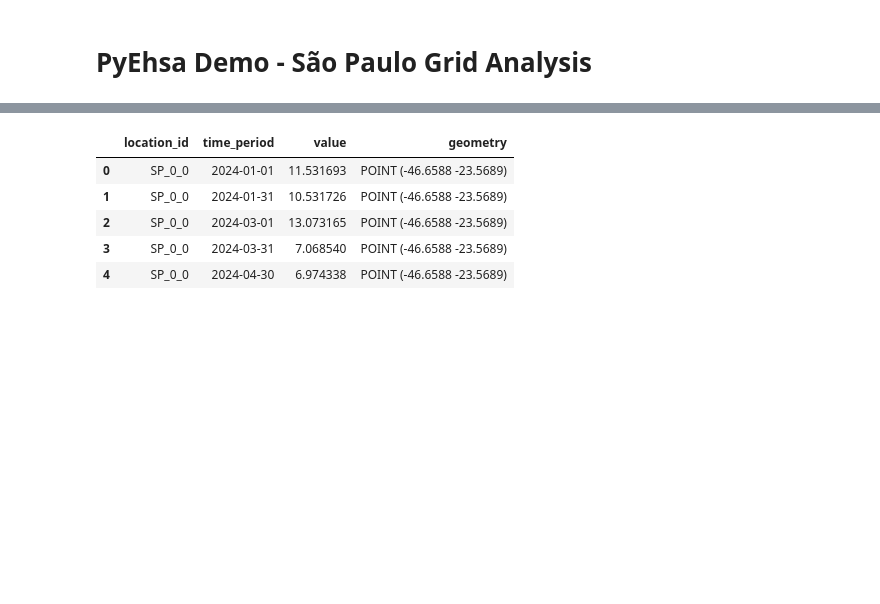
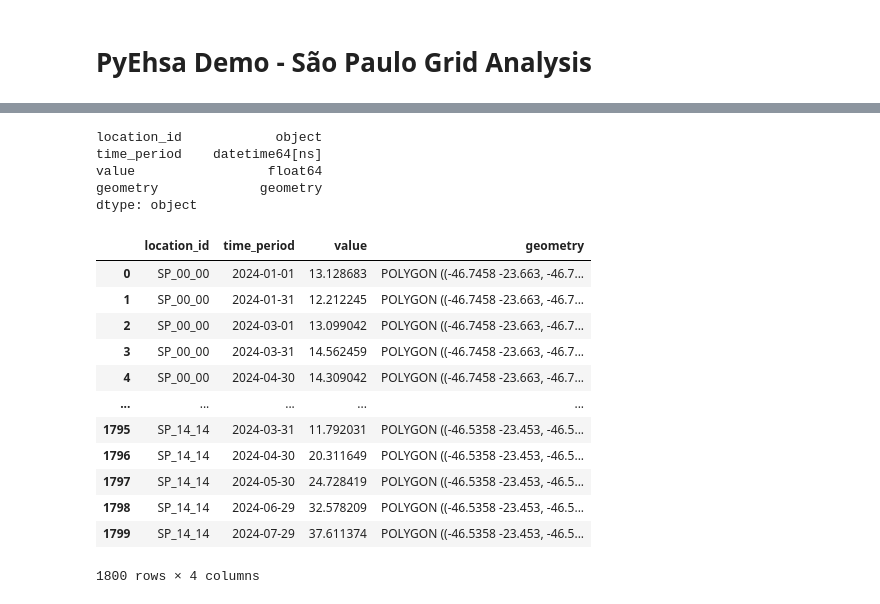
Before and after one commit to cloudwalk/PyEhsa, a Jupyter notebook: examples/demo_sp.ipynb, the cells around one changed output, grey strips where cells are left out. Drawn from its saved outputs; the diff is of its cells as text; code cells hidden in the pictures; blank space fills up the shorter version.

```diff
--- a/examples/demo_sp.ipynb
+++ b/examples/demo_sp.ipynb
@@ -54,12 +82,25 @@ Dataset: 150 observações, 25 locais
-# %%
-gdf.head()
-# %% [output]
-|  | location_id | time_period | value | geometry |
-| 0 | SP_0_0 | 2024-01-01 | 11.531693 | POINT (-46.6588 -23.5689) |
-| 1 | SP_0_0 | 2024-01-31 | 10.531726 | POINT (-46.6588 -23.5689) |
-| 2 | SP_0_0 | 2024-03-01 | 13.073165 | POINT (-46.6588 -23.5689) |
-| 3 | SP_0_0 | 2024-03-31 | 7.068540 | POINT (-46.6588 -23.5689) |
-| 4 | SP_0_0 | 2024-04-30 | 6.974338 | POINT (-46.6588 -23.5689) |
+# %%
+print(gdf.dtypes)
+gdf
+# %% [output]
+location_id            object
+time_period    datetime64[ns]
+value                 float64
+geometry             geometry
+dtype: object
+|  | location_id | time_period | value | geometry |
+| 0 | SP_00_00 | 2024-01-01 | 13.128683 | POLYGON ((-46.7458 -23.663, -46.7... |
+| 1 | SP_00_00 | 2024-01-31 | 12.212245 | POLYGON ((-46.7458 -23.663, -46.7... |
+| 2 | SP_00_00 | 2024-03-01 | 13.099042 | POLYGON ((-46.7458 -23.663, -46.7... |
+| 3 | SP_00_00 | 2024-03-31 | 14.562459 | POLYGON ((-46.7458 -23.663, -46.7... |
+| 4 | SP_00_00 | 2024-04-30 | 14.309042 | POLYGON ((-46.7458 -23.663, -46.7... |
+| ... | ... | ... | ... | ... |
+| 1795 | SP_14_14 | 2024-03-31 | 11.792031 | POLYGON ((-46.5358 -23.453, -46.5... |
+| 1796 | SP_14_14 | 2024-04-30 | 20.311649 | POLYGON ((-46.5358 -23.453, -46.5... |
+| 1797 | SP_14_14 | 2024-05-30 | 24.728419 | POLYGON ((-46.5358 -23.453, -46.5... |
+| 1798 | SP_14_14 | 2024-06-29 | 32.578209 | POLYGON ((-46.5358 -23.453, -46.5... |
+| 1799 | SP_14_14 | 2024-07-29 | 37.611374 | POLYGON ((-46.5358 -23.453, -46.5... |
+1800 rows × 4 columns
 # %%
 # Run EHSA analysis
 results = EmergingHotspotAnalysis.emerging_hotspot_analysis(
```
Also changed, not shown: parts of 7 cells of this notebook, 5 other files.
